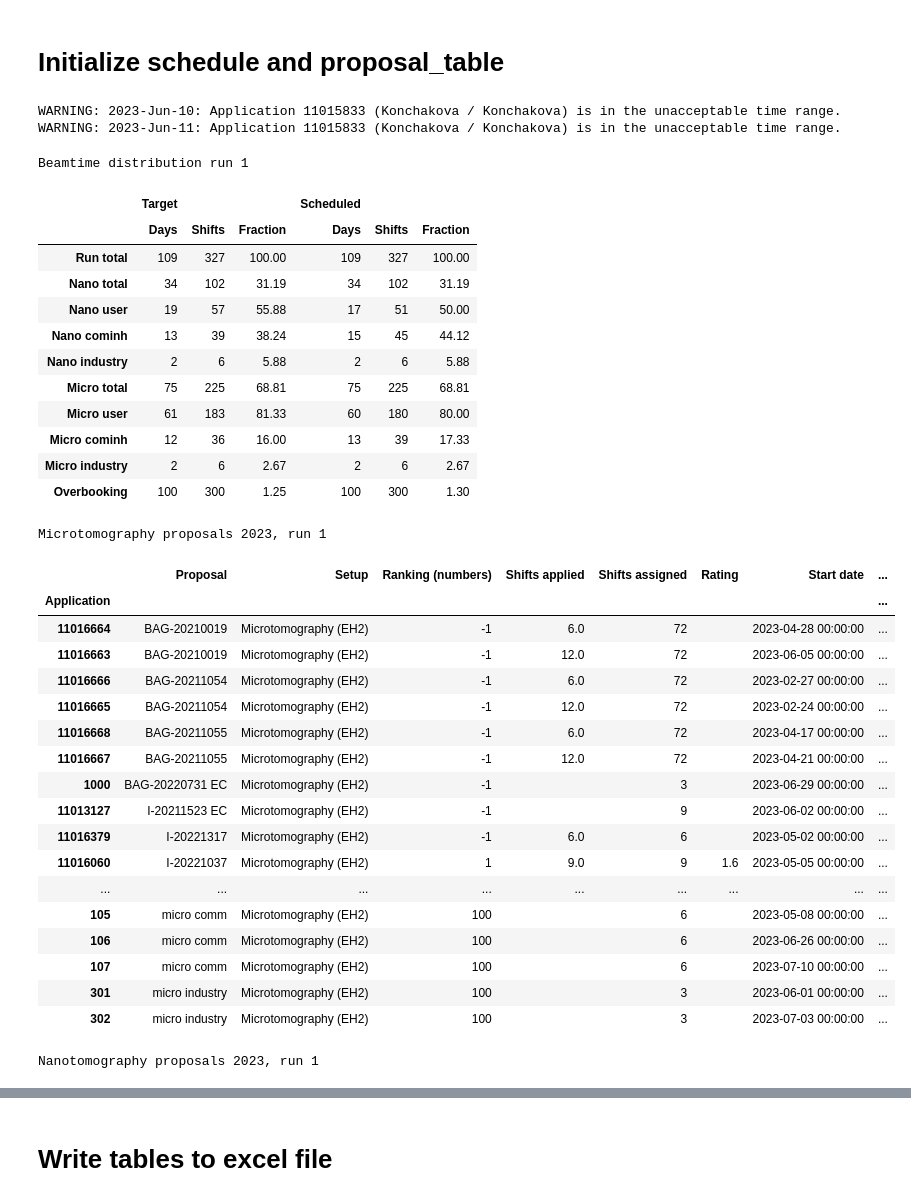
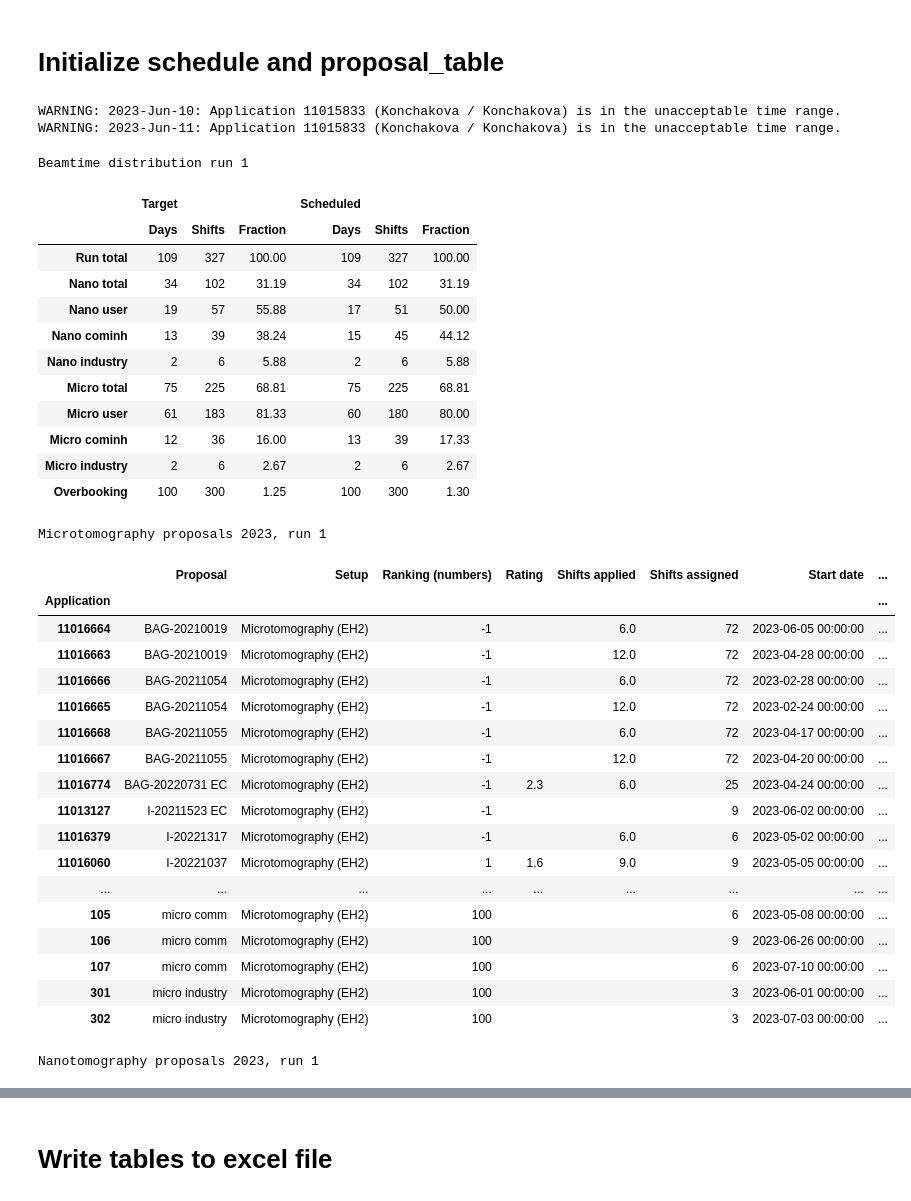
Before and after one commit to feinfinger/p05_scheduler, a Jupyter notebook: 2023_p05_schedule.ipynb, the cells around one changed output, grey strips where cells are left out. Cells and saved outputs as stored; diff of their text form; code cells hidden in the pictures.

```diff
--- a/2023_p05_schedule.ipynb
+++ b/2023_p05_schedule.ipynb
@@ -482,7 +483,7 @@ class proposals:
             if shifts_assigned == 72:
                 shifts_assigned = 9
             self.table.at[appid, "Shifts final"] = shifts_assigned
-        self.table.insert(8, "Rating", pd.NaT)
+        self.table.insert(6, "Rating", pd.NaT)
         self.table.insert(9, "Start date", pd.NaT)
         self.table.insert(19, "Unacceptable list", pd.NaT)
         self.table.insert(10, "Local contact", None)
@@ -762,15 +763,17 @@ class proposals:
             if verbose:
                 print("=====================================================")
 
-    def modify_unacceptables(self, appid, entry):
+    def modify_beamtime(self, appid, column, entry):
         '''
-        Modifies a user provided unacceptable date. This should be used if the auto detection for the unaccetable dates fails.
+        Modifies a beamtime entry. This is useful especially for tht modification of user provided
+        unacceptable dates when auto detection for the unaccetable dates fails.
 
         Args:
             appid <int>: Application ID
-            entry <str>: The new unacceptable entry as string (format eg.: "march, april", "1.4.-10.4.")
+            column <str>: Column to modify
+            entry <sny>: Entry. Eg. the new unacceptable entry as string (format eg.: "march, april", "1.4.-10.4.")
         '''
-        self.table.at[appid, "Unacceptable"] = entry
+        self.table.at[appid, column] = entry
 
     def show(self, exclude=['Collaboration', 'Ranking', 'Beamline', 'Submitted', 'Filling mode (bunches)', 'Beam size', 'Unacceptable list'], include=[], split=True):
         '''
@@ -968,51 +971,52 @@ pro_run1.modify_beamtime_distribution(nano_total=34, nano_user=0.6, nano_industr
 
 # Add commissioning, inhouse, industry etc
 pro_run1.add_beamtime(11013127, proposal='I-20211523 EC', setup='micro', leader="Sket", pi="Sket", title='Grain boundary study in hexagonal microstructures by X-ray radiography and tomography during directional solidification', shifts=9, ranking=-1)
-pro_run1.add_beamtime(1000, proposal='BAG-20220731 EC', setup='micro', title='Evolutionary, taphonomic and palaeoecological study of resin-embedded organisms', shifts=3, leader="Delclos", pi="Peris", ranking=-1)
 pro_run1.add_beamtime(101, proposal='micro comm', setup='micro', title='micro commissioning', shifts=6)
-pro_run1.add_beamtime(102, proposal='micro comm', setup='micro', title='micro commissioning', shifts=9)
+pro_run1.add_beamtime(102, proposal='micro comm', setup='micro', title='micro commissioning', shifts=6)
 pro_run1.add_beamtime(103, proposal='micro comm', setup='micro', title='micro commissioning', shifts=3)
 pro_run1.add_beamtime(104, proposal='micro comm', setup='micro', title='micro commissioning', shifts=3)
 pro_run1.add_beamtime(105, proposal='micro comm', setup='micro', title='micro commissioning', shifts=6)
-pro_run1.add_beamtime(106, proposal='micro comm', setup='micro', title='micro commissioning', shifts=6)
+pro_run1.add_beamtime(106, proposal='micro comm', setup='micro', title='micro commissioning', shifts=9)
 pro_run1.add_beamtime(107, proposal='micro comm', setup='micro', title='micro commissioning', shifts=6)
 pro_run1.add_beamtime(301, proposal='micro industry', setup='micro', title='micro industry', shifts=3)
 pro_run1.add_beamtime(302, proposal='micro industry', setup='micro', title='micro industry', shifts=3)
 
 pro_run1.add_beamtime(201, proposal='nano comm', setup='nano', title='nano commissioning', shifts=12)
-pro_run1.add_beamtime(202, proposal='nano comm', setup='nano', title='nano commissioning', shifts=18)
+pro_run1.add_beamtime(202, proposal='nano comm', setup='nano', title='nano commissioning', shifts=21)
 pro_run1.add_beamtime(203, proposal='nano comm', setup='nano', title='nano commissioning', shifts=3)
-pro_run1.add_beamtime(204, proposal='nano comm', setup='nano', title='nano commissioning', shifts=9)
+pro_run1.add_beamtime(204, proposal='nano comm', setup='nano', title='nano commissioning', shifts=6)
 pro_run1.add_beamtime(205, proposal='nano comm', setup='nano', title='nano commissioning', shifts=3)
 pro_run1.add_beamtime(401, proposal='nano industry', setup='nano', title='nano industry', shifts=6)
 
+# Modify unaceptables
+pro_run1.modify_beamtime(11016412, "Unacceptable",  None)
+pro_run1.modify_beamtime(11016352, "Unacceptable", '01.02-15.03')
+pro_run1.modify_beamtime(11016060, "Unacceptable", 'january, february, march')
+pro_run1.modify_beamtime(11015941, "Unacceptable", 'january, february, march')
+pro_run1.modify_beamtime(11015918, "Unacceptable", '01.05-31.05')
+pro_run1.modify_beamtime(11015832, "Unacceptable", '09.01-20.01')
+pro_run1.modify_beamtime(11016774, "Unacceptable", "7.2-12.2; 22.2-27.2; 4.5-21.5; 21.6.-30.6")
+pro_run1.convert_unacceptables(verbose=False)
 
-
-# Modify unaceptables
-pro_run1.modify_unacceptables(11016412, None)
-pro_run1.modify_unacceptables(11016352, '01.02-15.03')
-pro_run1.modify_unacceptables(11016060, 'january, february, march')
-pro_run1.modify_unacceptables(11015941, 'january, february, march')
-pro_run1.modify_unacceptables(11015918, '01.05-31.05')
-pro_run1.modify_unacceptables(11015832, '09.01-20.01')
-pro_run1.convert_unacceptables(verbose=False)
+# Fix Ranking of LTP and BAGS if necessary
+pro_run1.modify_beamtime(11016774, "Ranking (numbers)", -1)
 
 # This next command is only needed once to prepare the assignment of proposals
 # Copy the output of this command below
-#ro_run1.print_assign_commands(instance_name="pro_run1")
+#pro_run1.print_assign_commands(instance_name="pro_run1")
 
 # Assign local contact, start date, shifts and comment to appilcations
 
 # Microtomography
 #################
-pro_run1.assign(11016668, local_contact="JH", start_date=dt.datetime(2023, 4, 17), shifts=9)  # 72 shifts -- Rank -1, Wipfler / Hammel, Microtomography (EH2)
-pro_run1.assign(11016667, local_contact="JH", start_date=dt.datetime(2023, 4, 21), shifts=9)  # 72 shifts -- Rank -1, Wipfler / Hammel, Microtomography (EH2)
-pro_run1.assign(11016666, local_contact="JH", start_date=dt.datetime(2023, 2, 27), shifts=9)  # 72 shifts -- Rank -1, Herzen / Hammel, Microtomography (EH2)
-pro_run1.assign(11016665, local_contact="JH", start_date=dt.datetime(2023, 2, 24), shifts=9)  # 72 shifts -- Rank -1, Herzen / Hammel, Microtomography (EH2)
-pro_run1.assign(11016664, local_contact="JH", start_date=dt.datetime(2023, 4, 28), shifts=12)  # 72 shifts -- Rank -1, Wipfler / Hammel, Microtomography (EH2)
-pro_run1.assign(11016663, local_contact="JH", start_date=dt.datetime(2023, 6, 5), shifts=6)  # 72 shifts -- Rank -1, Wipfler / Hammel, Microtomography (EH2)
+pro_run1.assign(11016668, local_contact="JH", start_date=dt.datetime(2023, 4, 17), shifts=6)  # 72 shifts -- Rank -1, Wipfler / Hammel, Microtomography (EH2)
+pro_run1.assign(11016667, local_contact="JH", start_date=dt.datetime(2023, 4, 20), shifts=12)  # 72 shifts -- Rank -1, Wipfler / Hammel, Microtomography (EH2)
+pro_run1.assign(11016666, local_contact="JH", start_date=dt.datetime(2023, 2, 28), shifts=6)  # 72 shifts -- Rank -1, Herzen / Hammel, Microtomography (EH2)
+pro_run1.assign(11016665, local_contact="JH", start_date=dt.datetime(2023, 2, 24), shifts=12)  # 72 shifts -- Rank -1, Herzen / Hammel, Microtomography (EH2)
+pro_run1.assign(11016664, local_contact="JH", start_date=dt.datetime(2023, 6, 5), shifts=6)  # 72 shifts -- Rank -1, Wipfler / Hammel, Microtomography (EH2)
+pro_run1.assign(11016663, local_contact="JH", start_date=dt.datetime(2023, 4, 28), shifts=12) # 72 shifts -- Rank -1, Wipfler / Hammel, Microtomography (EH2)
 pro_run1.assign(11016379, local_contact="FW", start_date=dt.datetime(2023, 5, 2))  # 6 shifts -- Rank -1, Rout / Rout, Microtomography (EH2)
-pro_run1.assign(1000, local_contact="JH", start_date=dt.datetime(2023, 6, 29))  # 3 shifts -- Rank -1, Delclos / Peris, Microtomography (EH2)
+pro_run1.assign(11016774, local_contact="JH", start_date=dt.datetime(2023, 4, 24), shifts=3)  # 25 shifts -- Rank -1, Delclos / Peris, Microtomography (EH2)
 pro_run1.assign(11013127, local_contact="FW", start_date=dt.datetime(2023, 6, 2))  # 9 shifts -- Rank -1, Sket / Sket, Microtomography (EH2)
 pro_run1.assign(11016060, local_contact="JH", start_date=dt.datetime(2023, 5, 5))  # 9 shifts -- Rank 1, Hammel / Naumann, Microtomography (EH2)
 pro_run1.assign(11016358, local_contact="FW", start_date=dt.datetime(2023, 3, 6))  # 6 shifts -- Rank 3, Blawert / Fazel, Microtomography (EH2)
@@ -1031,7 +1035,7 @@ pro_run1.assign(11016351, local_contact="JH", start_date=dt.datetime(2023, 5, 11
 #  pro_run1.assign(11016301, local_contact="XX", start_date=dt.datetime(2023, 1, 1))  # 12 shifts -- Rank 22, Manke / Arlt, Microtomography (EH2)
 #  pro_run1.assign(11016415, local_contact="XX", start_date=dt.datetime(2023, 1, 1))  # 9 shifts -- Rank 23, Engelkes / Busse, Microtomography (EH2)
 pro_run1.assign(101, local_contact="", start_date=dt.datetime(2023, 2, 22))  # 6 shifts -- Rank 100, None / None, Microtomography (EH2)
-pro_run1.assign(102, local_contact="", start_date=dt.datetime(2023, 4, 24))  # 9 shifts -- Rank 100, None / None, Microtomography (EH2)
+pro_run1.assign(102, local_contact="", start_date=dt.datetime(2023, 4, 25))  # 9 shifts -- Rank 100, None / None, Microtomography (EH2)
 pro_run1.assign(103, local_contact="", start_date=dt.datetime(2023, 6, 22))  # 3 shifts -- Rank 100, None / None, Microtomography (EH2)
 pro_run1.assign(104, local_contact="", start_date=dt.datetime(2023, 7, 13))  # 3 shifts -- Rank 100, None / None, Microtomography (EH2)
 pro_run1.assign(105, local_contact="", start_date=dt.datetime(2023, 5, 8))  # 6 shifts -- Rank 100, None / None, Microtomography (EH2)
@@ -1042,59 +1046,59 @@ pro_run1.assign(302, local_contact="JH", start_date=dt.datetime(2023, 7, 3))  #
 
 # Nanotomography
 ################
-pro_run1.assign(11016412, local_contact="SF", start_date=dt.datetime(2023, 3, 28))  # 12 shifts -- Rank 2, Hesse / Hesse, Nanotomography (EH1)
+pro_run1.assign(11016412, local_contact="SF", start_date=dt.datetime(2023, 3, 30))  # 12 shifts -- Rank 2, Hesse / Hesse, Nanotomography (EH1)
 pro_run1.assign(11016342, local_contact="IG", start_date=dt.datetime(2023, 3, 13))  # 9 shifts -- Rank 7, Zippo / Zippo, Nanotomography (EH1)
 pro_run1.assign(11015833, local_contact="IG", start_date=dt.datetime(2023, 6, 9))  # 9 shifts -- Rank 12, Konchakova / Konchakova, Nanotomography (EH1)
 pro_run1.assign(11016480, local_contact="SF", start_date=dt.datetime(2023, 3, 17))  # 12 shifts -- Rank 14, Greving / Herzen, Nanotomography (EH1)
-pro_run1.assign(11016186, local_contact="IG", start_date=dt.datetime(2023, 6, 15))  # 9 shifts -- Rank 17, Tolnai / Tolnai, Nanotomography (EH1)
+pro_run1.assign(11016186, local_contact="IG", start_date=dt.datetime(2023, 6, 16))  # 9 shifts -- Rank 17, Tolnai / Tolnai, Nanotomography (EH1)
 #  pro_run1.assign(11015933, local_contact="XX", start_date=dt.datetime(2023, 1, 1))  # 12 shifts -- Rank 20, Ni / Ni, Nanotomography (EH1)
 #  pro_run1.assign(11016352, local_contact="XX", start_date=dt.datetime(2023, 1, 1))  # 3 shifts -- Rank 24, Oliveira / Oliveira, Nanotomography (EH1)
 #  pro_run1.assign(11016103, local_contact="XX", start_date=dt.datetime(2023, 1, 1))  # 9 shifts -- Rank 25, Zeng / Xu, Nanotomography (EH1)
 #  pro_run1.assign(11016148, local_contact="XX", start_date=dt.datetime(2023, 1, 1))  # 9 shifts -- Rank 27, Soederberg / Gordeyeva, Nanotomography (EH1)
 pro_run1.assign(201, local_contact="", start_date=dt.datetime(2023, 3, 9))  # 12 shifts -- Rank 100, None / None, Nanotomography (EH1)
 pro_run1.assign(202, local_contact="", start_date=dt.datetime(2023, 3, 21))  # 15 shifts -- Rank 100, None / None, Nanotomography (EH1)
 pro_run1.assign(203, local_contact="", start_date=dt.datetime(2023, 6, 8))  # 3 shifts -- Rank 100, None / None, Nanotomography (EH1)
-pro_run1.assign(204, local_contact="", start_date=dt.datetime(2023, 6, 18))  # 9 shifts -- Rank 100, None / None, Nanotomography (EH1)
-pro_run1.assign(205, local_contact="XX", start_date=dt.datetime(2023, 4, 2))  # 3 shifts -- Rank 100, None / None, Nanotomography (EH1)
+pro_run1.assign(204, local_contact="", start_date=dt.datetime(2023, 6, 19))  # 9 shifts -- Rank 100, None / None, Nanotomography (EH1)
+pro_run1.assign(205, local_contact="", start_date=dt.datetime(2023, 6, 15))  # 3 shifts -- Rank 100, None / None, Nanotomography (EH1)
 pro_run1.assign(401, local_contact="IG", start_date=dt.datetime(2023, 6, 12))  # 2 shifts -- Rank 100, None / None, Nanotomography (EH1)
 
 pro_run1._update_beamtime_distribution()
 
 display(pro_run1.beamtime_distribution.style.format(precision=2).set_caption("Beamtime distribution run 1").set_table_styles([dict(selector="caption", props=[("font-size", "150%"),("font-weight", "bold")])]))
 pro_run1.show(split=True)
 # %% [output]
 WARNING: 2023-Jun-10: Application 11015833 (Konchakova / Konchakova) is in the unacceptable time range.
 WARNING: 2023-Jun-11: Application 11015833 (Konchakova / Konchakova) is in the unacceptable time range.
 Beamtime distribution run 1
 |  | Target |  |  | Scheduled |  |  |
 |  | Days | Shifts | Fraction | Days | Shifts | Fraction |
 | Run total | 109 | 327 | 100.00 | 109 | 327 | 100.00 |
 | Nano total | 34 | 102 | 31.19 | 34 | 102 | 31.19 |
 | Nano user | 19 | 57 | 55.88 | 17 | 51 | 50.00 |
 | Nano cominh | 13 | 39 | 38.24 | 15 | 45 | 44.12 |
 | Nano industry | 2 | 6 | 5.88 | 2 | 6 | 5.88 |
 | Micro total | 75 | 225 | 68.81 | 75 | 225 | 68.81 |
 | Micro user | 61 | 183 | 81.33 | 60 | 180 | 80.00 |
 | Micro cominh | 12 | 36 | 16.00 | 13 | 39 | 17.33 |
 | Micro industry | 2 | 6 | 2.67 | 2 | 6 | 2.67 |
 | Overbooking | 100 | 300 | 1.25 | 100 | 300 | 1.30 |
 Microtomography proposals 2023, run 1
-|  | Proposal | Setup | Ranking (numbers) | Shifts applied | Shifts assigned | Rating | Start date | ... |
+|  | Proposal | Setup | Ranking (numbers) | Rating | Shifts applied | Shifts assigned | Start date | ... |
 | Application |  |  |  |  |  |  |  | ... |
-| 11016664 | BAG-20210019 | Microtomography (EH2) | -1 | 6.0 | 72 |  | 2023-04-28 00:00:00 | ... |
-| 11016663 | BAG-20210019 | Microtomography (EH2) | -1 | 12.0 | 72 |  | 2023-06-05 00:00:00 | ... |
-| 11016666 | BAG-20211054 | Microtomography (EH2) | -1 | 6.0 | 72 |  | 2023-02-27 00:00:00 | ... |
-| 11016665 | BAG-20211054 | Microtomography (EH2) | -1 | 12.0 | 72 |  | 2023-02-24 00:00:00 | ... |
-| 11016668 | BAG-20211055 | Microtomography (EH2) | -1 | 6.0 | 72 |  | 2023-04-17 00:00:00 | ... |
-| 11016667 | BAG-20211055 | Microtomography (EH2) | -1 | 12.0 | 72 |  | 2023-04-21 00:00:00 | ... |
-| 1000 | BAG-20220731 EC | Microtomography (EH2) | -1 |  | 3 |  | 2023-06-29 00:00:00 | ... |
-| 11013127 | I-20211523 EC | Microtomography (EH2) | -1 |  | 9 |  | 2023-06-02 00:00:00 | ... |
-| 11016379 | I-20221317 | Microtomography (EH2) | -1 | 6.0 | 6 |  | 2023-05-02 00:00:00 | ... |
-| 11016060 | I-20221037 | Microtomography (EH2) | 1 | 9.0 | 9 | 1.6 | 2023-05-05 00:00:00 | ... |
+| 11016664 | BAG-20210019 | Microtomography (EH2) | -1 |  | 6.0 | 72 | 2023-06-05 00:00:00 | ... |
+| 11016663 | BAG-20210019 | Microtomography (EH2) | -1 |  | 12.0 | 72 | 2023-04-28 00:00:00 | ... |
+| 11016666 | BAG-20211054 | Microtomography (EH2) | -1 |  | 6.0 | 72 | 2023-02-28 00:00:00 | ... |
+| 11016665 | BAG-20211054 | Microtomography (EH2) | -1 |  | 12.0 | 72 | 2023-02-24 00:00:00 | ... |
+| 11016668 | BAG-20211055 | Microtomography (EH2) | -1 |  | 6.0 | 72 | 2023-04-17 00:00:00 | ... |
+| 11016667 | BAG-20211055 | Microtomography (EH2) | -1 |  | 12.0 | 72 | 2023-04-20 00:00:00 | ... |
+| 11016774 | BAG-20220731 EC | Microtomography (EH2) | -1 | 2.3 | 6.0 | 25 | 2023-04-24 00:00:00 | ... |
+| 11013127 | I-20211523 EC | Microtomography (EH2) | -1 |  |  | 9 | 2023-06-02 00:00:00 | ... |
+| 11016379 | I-20221317 | Microtomography (EH2) | -1 |  | 6.0 | 6 | 2023-05-02 00:00:00 | ... |
+| 11016060 | I-20221037 | Microtomography (EH2) | 1 | 1.6 | 9.0 | 9 | 2023-05-05 00:00:00 | ... |
 | ... | ... | ... | ... | ... | ... | ... | ... | ... |
-| 105 | micro comm | Microtomography (EH2) | 100 |  | 6 |  | 2023-05-08 00:00:00 | ... |
-| 106 | micro comm | Microtomography (EH2) | 100 |  | 6 |  | 2023-06-26 00:00:00 | ... |
-| 107 | micro comm | Microtomography (EH2) | 100 |  | 6 |  | 2023-07-10 00:00:00 | ... |
-| 301 | micro industry | Microtomography (EH2) | 100 |  | 3 |  | 2023-06-01 00:00:00 | ... |
-| 302 | micro industry | Microtomography (EH2) | 100 |  | 3 |  | 2023-07-03 00:00:00 | ... |
+| 105 | micro comm | Microtomography (EH2) | 100 |  |  | 6 | 2023-05-08 00:00:00 | ... |
+| 106 | micro comm | Microtomography (EH2) | 100 |  |  | 9 | 2023-06-26 00:00:00 | ... |
+| 107 | micro comm | Microtomography (EH2) | 100 |  |  | 6 | 2023-07-10 00:00:00 | ... |
+| 301 | micro industry | Microtomography (EH2) | 100 |  |  | 3 | 2023-06-01 00:00:00 | ... |
+| 302 | micro industry | Microtomography (EH2) | 100 |  |  | 3 | 2023-07-03 00:00:00 | ... |
 Nanotomography proposals 2023, run 1
```
Also changed, not shown: parts of 14 cells of this notebook.
